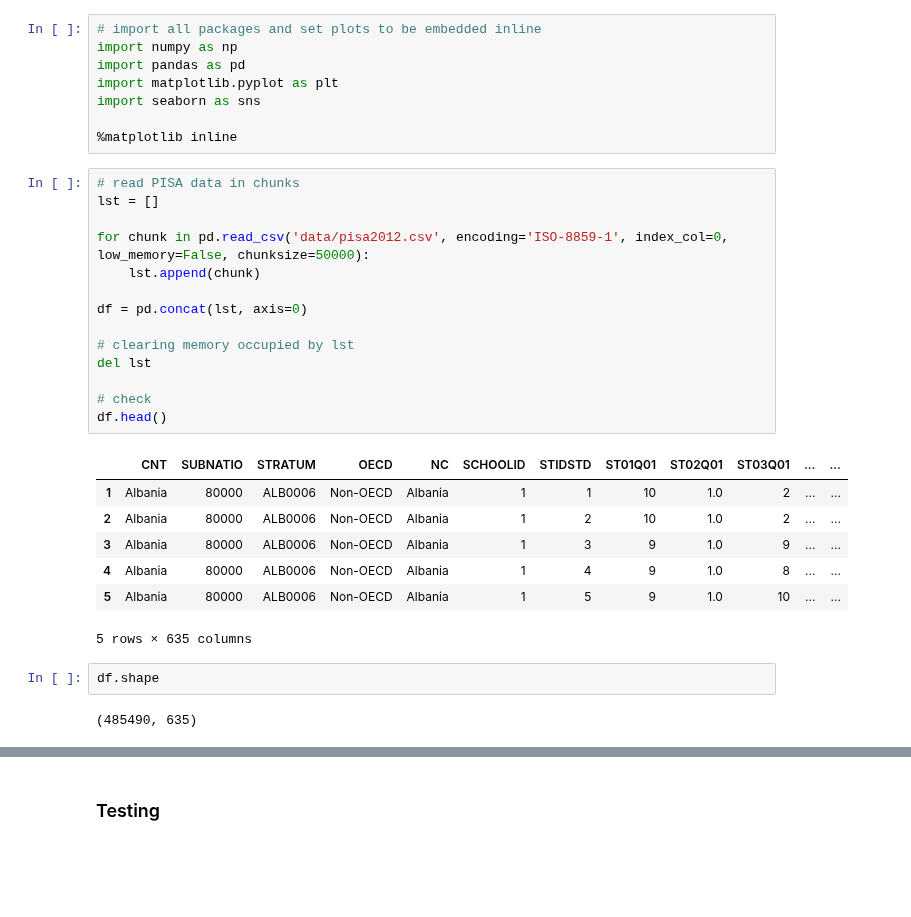
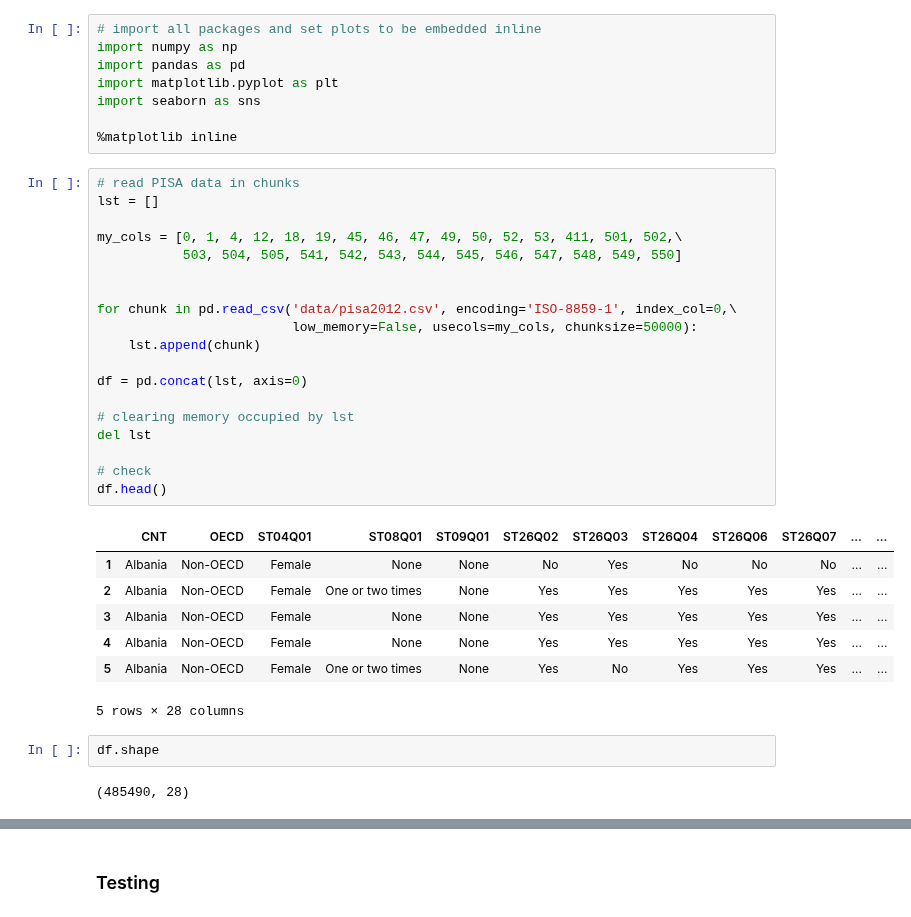
Before and after one commit to Steve-Choi/DAND, a Jupyter notebook: Communicate-Data-Findings/Communicate-Data-Findings.ipynb, the cells around one changed output, grey strips where cells are left out. Cells and saved outputs as stored; diff of their text form; blank space fills up the shorter version.

Commit message:
Continued cleaning the data

```diff
--- a/Communicate-Data-Findings/Communicate-Data-Findings.ipynb
+++ b/Communicate-Data-Findings/Communicate-Data-Findings.ipynb
@@ -16,26 +34,31 @@ import seaborn as sns
 # %%
 # read PISA data in chunks
 lst = []
 
-for chunk in pd.read_csv('data/pisa2012.csv', encoding='ISO-8859-1', index_col=0, low_memory=False, chunksize=50000):
+my_cols = [0, 1, 4, 12, 18, 19, 45, 46, 47, 49, 50, 52, 53, 411, 501, 502,\
+           503, 504, 505, 541, 542, 543, 544, 545, 546, 547, 548, 549, 550]
+
+
+for chunk in pd.read_csv('data/pisa2012.csv', encoding='ISO-8859-1', index_col=0,\
+                         low_memory=False, usecols=my_cols, chunksize=50000):
     lst.append(chunk)
 
 df = pd.concat(lst, axis=0)
 
 # clearing memory occupied by lst
 del lst
 
 # check
 df.head()
 # %% [output]
-|  | CNT | SUBNATIO | STRATUM | OECD | NC | SCHOOLID | STIDSTD | ST01Q01 | ST02Q01 | ST03Q01 | ... | ... |
-| 1 | Albania | 80000 | ALB0006 | Non-OECD | Albania | 1 | 1 | 10 | 1.0 | 2 | ... | ... |
-| 2 | Albania | 80000 | ALB0006 | Non-OECD | Albania | 1 | 2 | 10 | 1.0 | 2 | ... | ... |
-| 3 | Albania | 80000 | ALB0006 | Non-OECD | Albania | 1 | 3 | 9 | 1.0 | 9 | ... | ... |
-| 4 | Albania | 80000 | ALB0006 | Non-OECD | Albania | 1 | 4 | 9 | 1.0 | 8 | ... | ... |
-| 5 | Albania | 80000 | ALB0006 | Non-OECD | Albania | 1 | 5 | 9 | 1.0 | 10 | ... | ... |
+|  | CNT | OECD | ST04Q01 | ST08Q01 | ST09Q01 | ST26Q02 | ST26Q03 | ST26Q04 | ST26Q06 | ST26Q07 | ... | ... |
+| 1 | Albania | Non-OECD | Female | None | None | No | Yes | No | No | No | ... | ... |
+| 2 | Albania | Non-OECD | Female | One or two times | None | Yes | Yes | Yes | Yes | Yes | ... | ... |
+| 3 | Albania | Non-OECD | Female | None | None | Yes | Yes | Yes | Yes | Yes | ... | ... |
+| 4 | Albania | Non-OECD | Female | None | None | Yes | Yes | Yes | Yes | Yes | ... | ... |
+| 5 | Albania | Non-OECD | Female | One or two times | None | Yes | No | Yes | Yes | Yes | ... | ... |
-5 rows × 635 columns
+5 rows × 28 columns
 # %%
 df.shape
 # %% [output]
-(485490, 635)
+(485490, 28)
```
Also changed, not shown: parts of 13 cells of this notebook.
